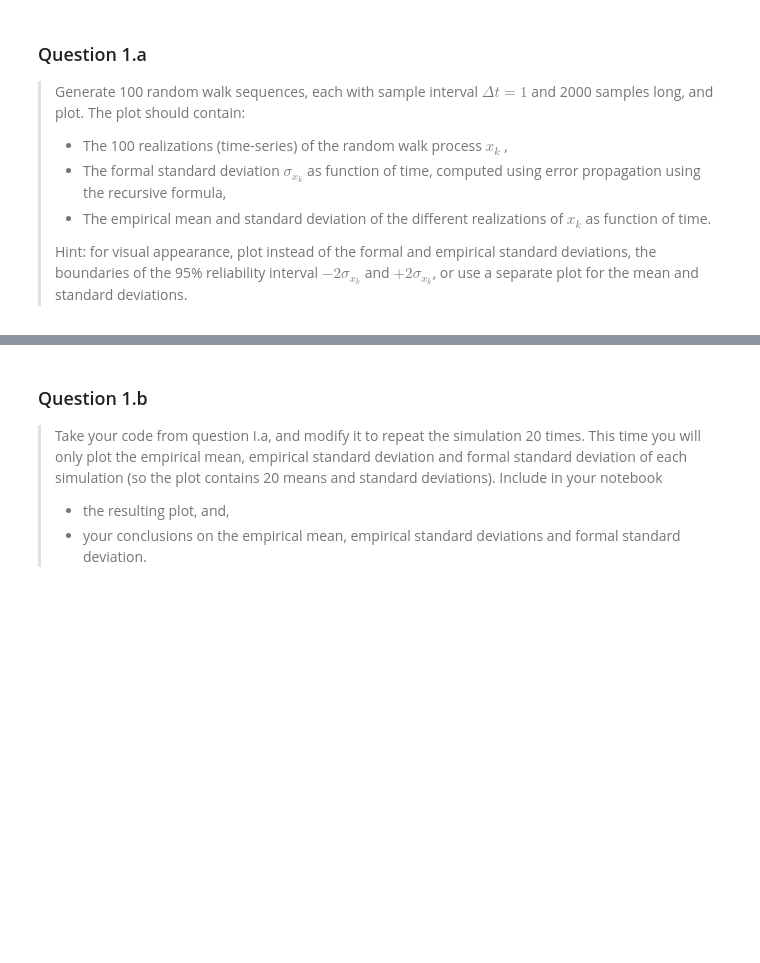
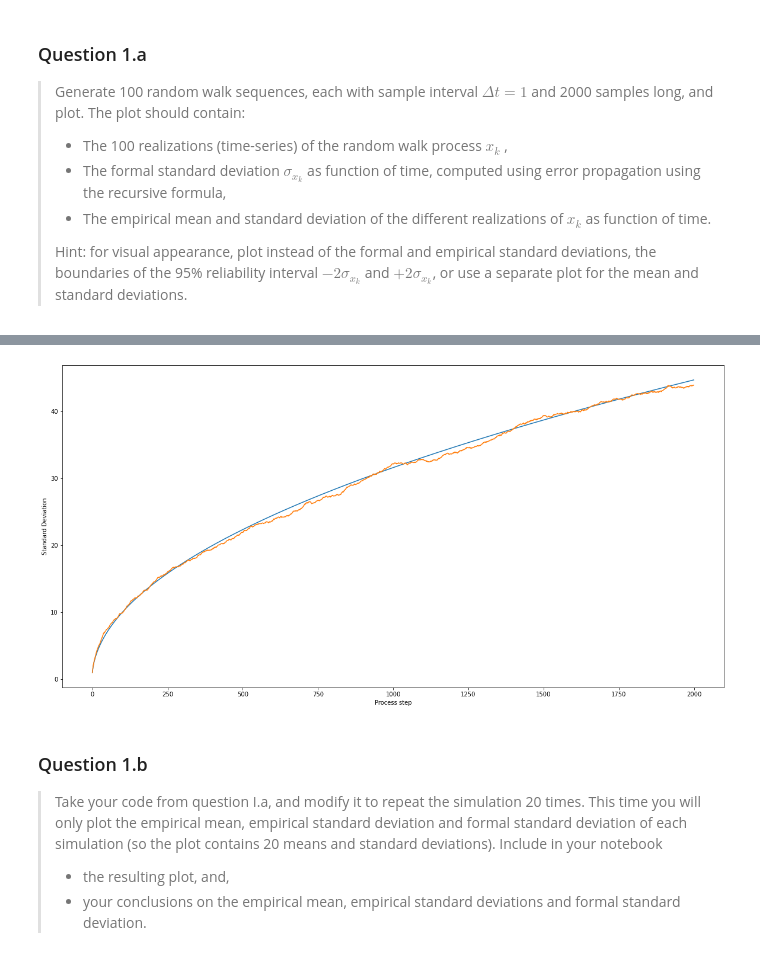
Before and after one commit to mlinds/sim_vis, a Jupyter notebook: assignment1/A1.ipynb, the cells around one changed output, grey strips where cells are left out. Cells and saved outputs as stored; diff of their text form; code cells hidden in the pictures; blank space fills up the shorter version.

```diff
--- a/assignment1/A1.ipynb
+++ b/assignment1/A1.ipynb
@@ -144,3 +194,12 @@ realize_multiple_walks(
+# %%
+plt.figure(figsize=(20,10))
+plt.plot(theoretical_sd_100,label='Formal Std. Dev')
+plt.plot(emp_sd_100,label='Empirical Std. Dev')
+plt.xlabel('Process step')
+plt.ylabel('Standard Deviation')
+plt.show()
+# %% [output]
+[figure, added]
 # %% [markdown]
 ### Question 1.b
 
```
Also changed, not shown: parts of 12 cells of this notebook.
